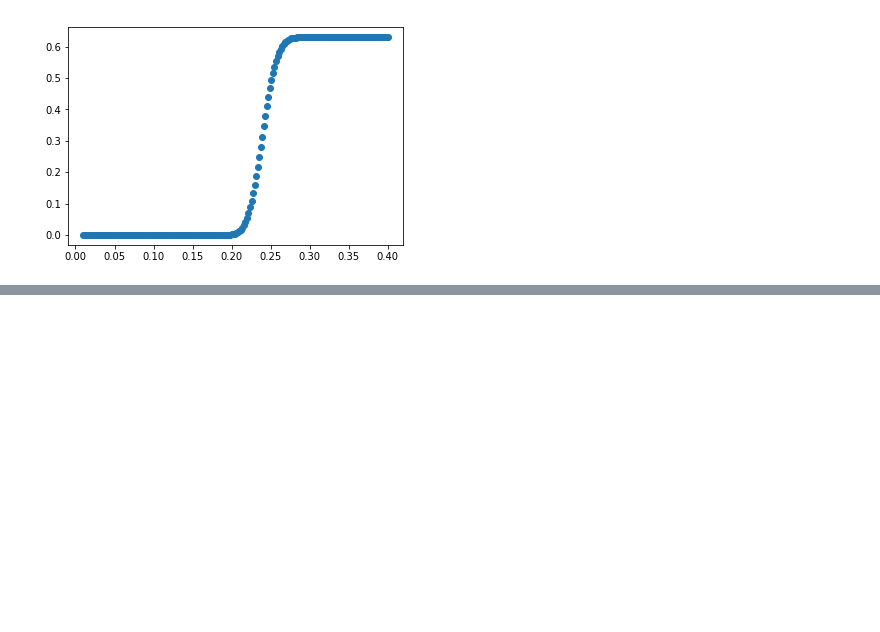
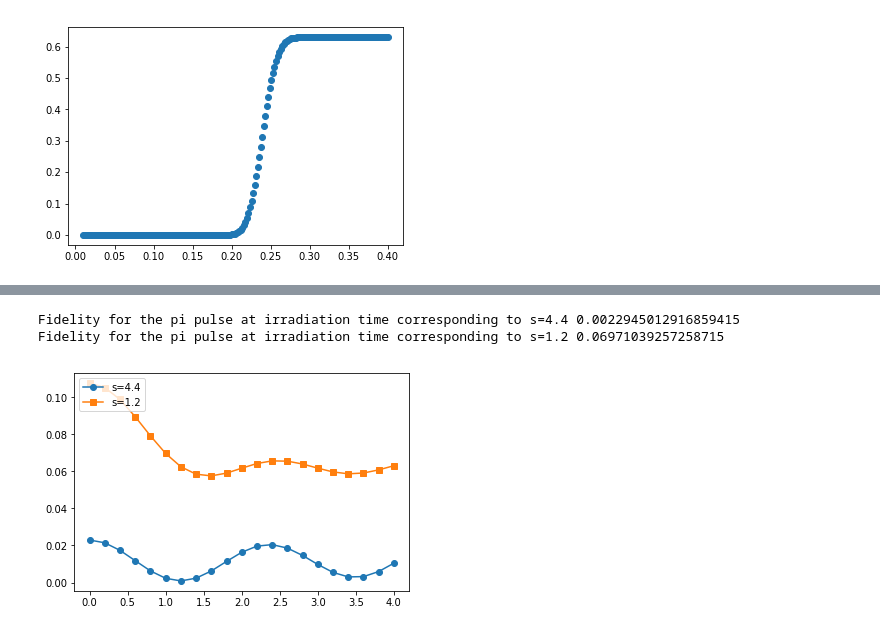
Before and after one commit to anirban-m/AI-Simulator, a Jupyter notebook: AI-simulator.ipynb, the cells around one changed output, grey strips where cells are left out. Cells and saved outputs as stored; diff of their text form; code cells hidden in the pictures; blank space fills up the shorter version.

```diff
--- a/AI-simulator.ipynb
+++ b/AI-simulator.ipynb
@@ -127,0 +162,48 @@ import mpl
+# %%
+#Constructing Transfer Function for a single pi pulse with pulse duration tau
+def M(omegaR,tau,delta,t0,phi): #K. Moler, D.S. Weiss, M. Kasevich, S. Chu, Phys Rev A, {\bf 45} (1992)
+    sinAlpha = delta/omegaR
+    cosAlpha = np.sqrt(omegaR*omegaR-delta*delta)/omegaR
+    #A=\cos(\Omega_{R}\tau/2)-i\sin\alpha\sin(\Omega_{R}\tau/2)
+    A = np.cos(omegaR*tau/2.)-1j*sinAlpha*np.sin(omegaR*tau/2.)
+    #B=\exp(i(\delta t_{0}+\phi))\cos\alpha\sin(\Omega_{R}\tau/2)
+    B = np.exp(1j*(delta*t0+phi))*cosAlpha*np.sin(omegaR*tau/2.)
+    return np.array([[A,-1j*B],[-1j*np.conj(B),np.conj(A)]])
+# %%
+#Constructing the probability distribution with normal parameter T=7\mu Kelvin
+def n(r,z,t):
+    return (1/(2*np.pi)**(3/2.))*(1/sigma_t[tArr==t]**3)*np.exp(-(r*r+z*z)/(2*(sigma_t[tArr==t]**2)))
+# %%
+
+def norm(t):
+    norm=0.0
+    for r in rArr:
+        for z in zArr:
+               norm+=n(r,z,t)
+    return norm
+# %%
+tArr_special = np.array([tArr[4],tArr[13]])  #irradiation time corresponding to s = w/\sigma =4.4,1.2 with normal parameters
+tauMesh,tMesh = np.meshgrid(tauArr,tArr_special)#Meshgrid created out of raman pulse duration(tau) and irradation moments(tArr)
+omegaRarr = omegaMax0*np.exp(-rArr*rArr/(2*w*w))#Effective two photon Rabi Frequency due to Gaussian Profile of Laser Beam
+P2 = 0.0*tauMesh.copy() #Transition Probability for a single pi pulse
+count=0.0
+for i in range(len(tArr_special)):
+    for j in range(len(tauArr)):
+        summedOverspaceProbDens=0.0
+        for r in rArr:
+            for z in zArr:
+                summedOverspaceProbDens+=2*np.pi*r*(n(r,z,tArr_special[i])/norm(tArr_special[i]))*np.abs(np.dot(M(omegaRarr[rArr==r],tauArr[j],0,0,phi1)[:,:,0],np.array([1,0]))[0])**2
+        count+=1
+        P2[i][j] = summedOverspaceProbDens
+F1=P2[0][5] #Fidelity for the pi pulse at irradiation time corresponding to s=4.4(laser beam width/cloud diameter)
+F2=P2[1][5] #Fidelity for the pi pulse at irradiation time corresponding to s=1.2 ^^^^^^^^^^^^^^^^^^^
+print("Fidelity for the pi pulse at irradiation time corresponding to s=4.4",F1)
+print("Fidelity for the pi pulse at irradiation time corresponding to s=1.2",F2)
+plt.plot(omegaMax0*tauMesh[0]/np.pi,P2[0],marker='o',label='s=4.4')
+plt.plot(omegaMax0*tauMesh[0]/np.pi,P2[1],marker='s',label='s=1.2')
+plt.legend(loc='upper left')
+plt.show()
+# %% [output]
+Fidelity for the pi pulse at irradiation time corresponding to s=4.4 0.0022945012916859415
+Fidelity for the pi pulse at irradiation time corresponding to s=1.2 0.06971039257258715
+[figure, added]
```
Also changed, not shown: parts of 20 cells of this notebook.
